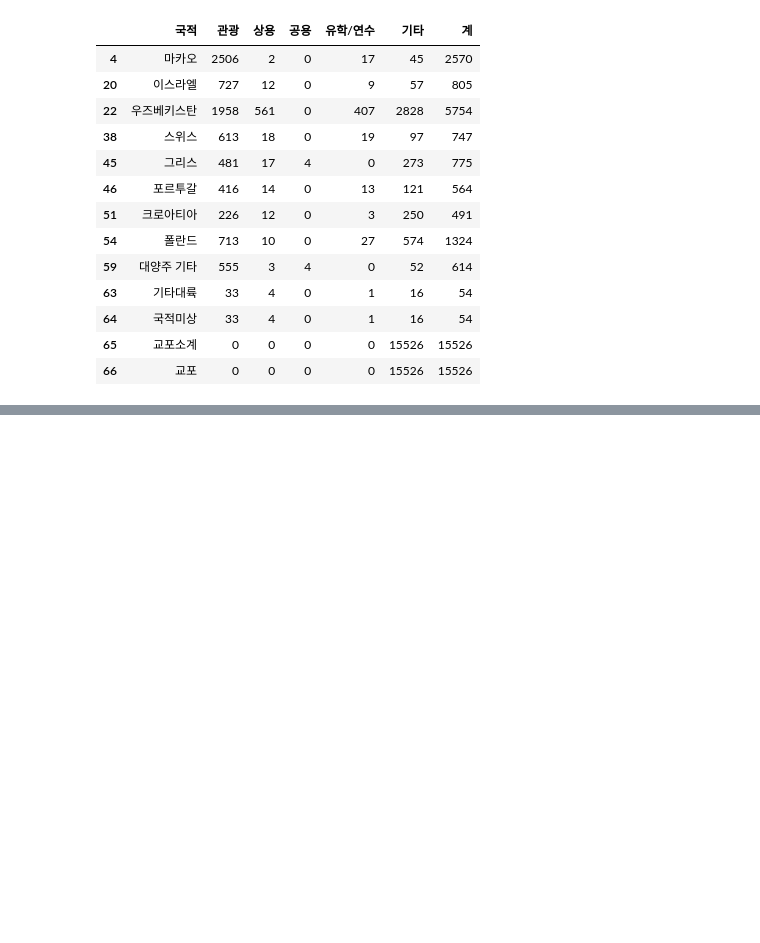
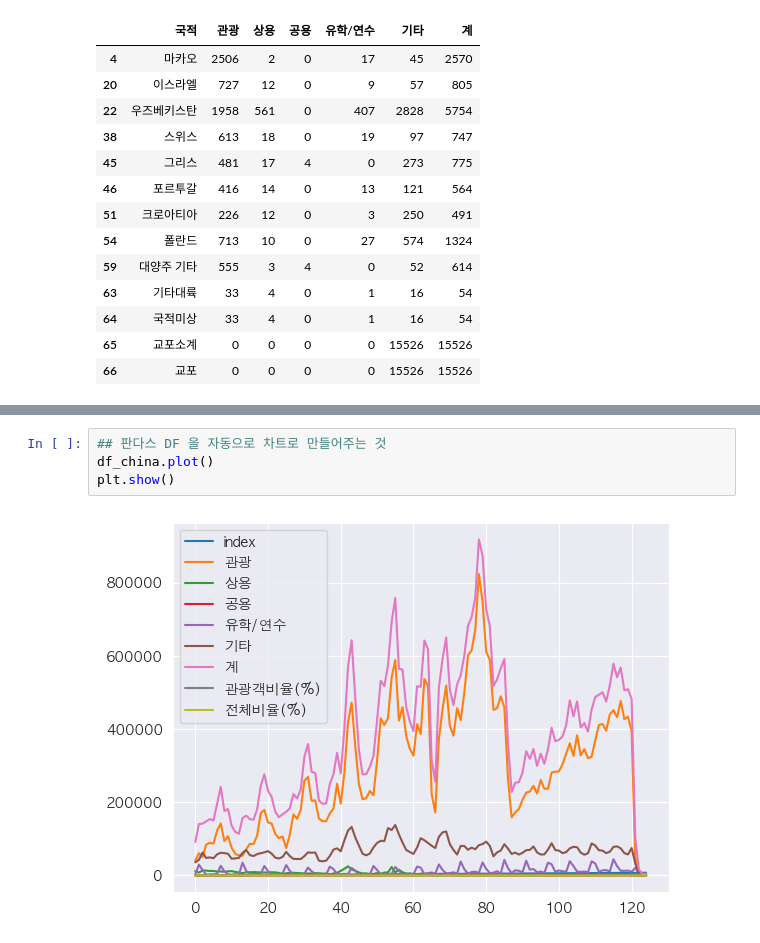
Before and after one commit to king-dong-gun/python_bigdata_analyze, a Jupyter notebook: day03/data09_covid19.basic.ipynb, the cells around one changed output, grey strips where cells are left out. Cells and saved outputs as stored; diff of their text form; blank space fills up the shorter version.

```diff
--- a/day03/data09_covid19.basic.ipynb
+++ b/day03/data09_covid19.basic.ipynb
@@ -112,0 +636,6 @@ kto_201901[condition]
+# %%
+## 판다스 DF 을 자동으로 차트로 만들어주는 것
+df_china.plot()
+plt.show()
+# %% [output]
+[figure, added]
```
Also changed, not shown: parts of 42 cells of this notebook, 34 other files.
